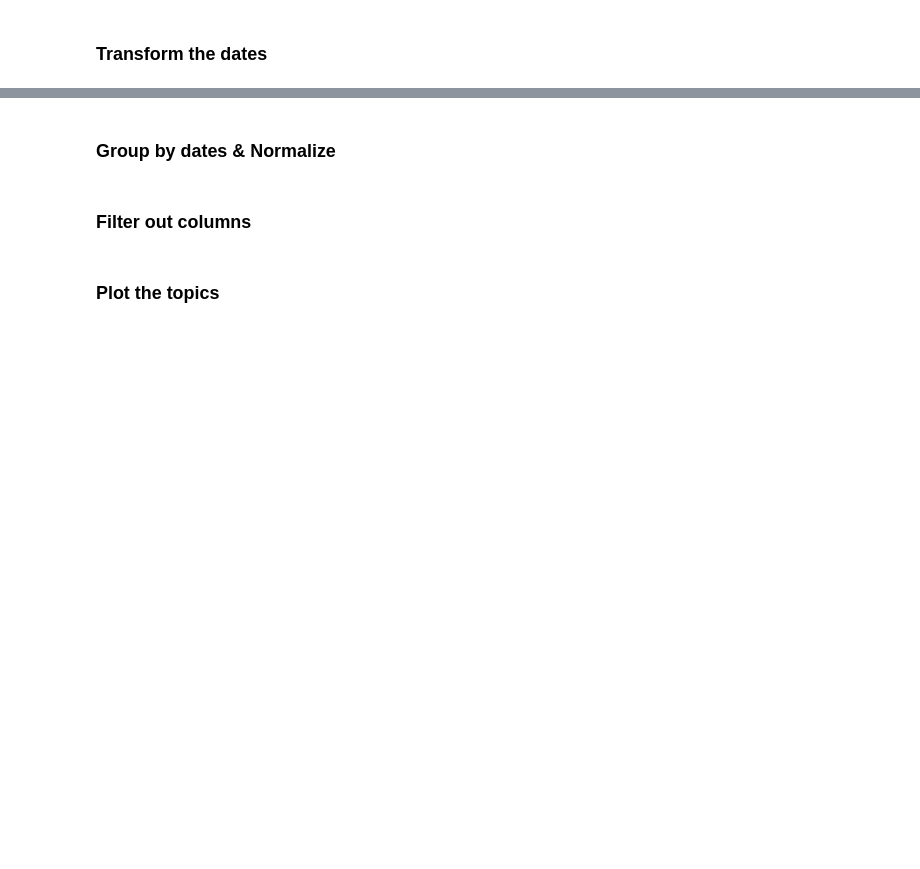
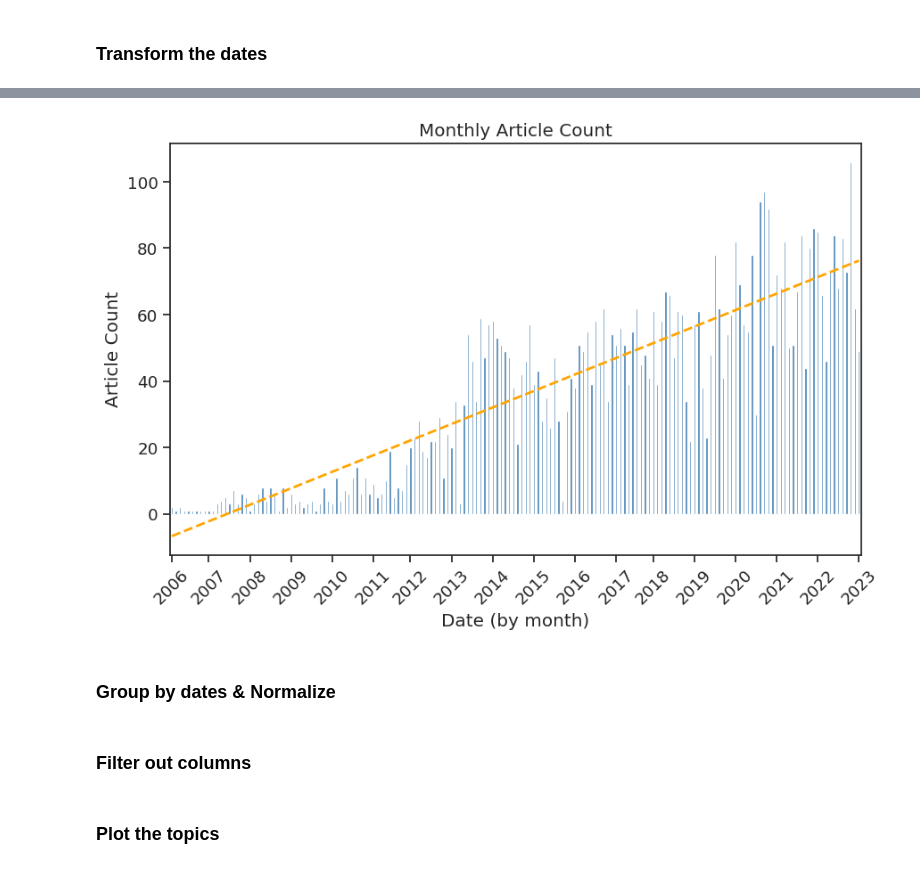
Before and after one commit to MRiffiAslett/Topic-Modelling-for-the-EA-2021, a Jupyter notebook: Cultural_analysis.ipynb, the cells around one changed output, grey strips where cells are left out. Cells and saved outputs as stored; diff of their text form; code cells hidden in the pictures; blank space fills up the shorter version.

```diff
--- a/Cultural_analysis.ipynb
+++ b/Cultural_analysis.ipynb
@@ -123,3 +173,40 @@ topic_distributions_df = topic_distributions_df.set_index('Date (by month)')
+# %%
+import pandas as pd
+import matplotlib.pyplot as plt
+import numpy as np
+
+# Convert 'publication_date' column to datetime type
+topic_distributions_df.index = pd.to_datetime(topic_distributions_df.index)
+
+# Group the articles by month and count the number of articles in each month
+monthly_counts = topic_distributions_df.groupby(topic_distributions_df.index.to_period('M')).size()
+
+# Plotting the article count by month
+plt.figure(figsize=(10, 6))
+monthly_counts.plot(kind='bar', color='steelblue')
+
+# Add a trend line
+z = np.polyfit(range(len(monthly_counts)), monthly_counts, 1)
+p = np.poly1d(z)
+x = np.arange(len(monthly_counts))
+plt.plot(x, p(x), color='orange', linestyle='--', linewidth=2)
+
+plt.ylabel('Article Count')
+plt.title('Monthly Article Count')
+
+# Modify x-ticks to display specific years
+start_year = 2006
+end_year = 2023
+
+# Calculate the positions of the tick labels
+num_years = end_year - start_year + 1
+tick_positions = np.linspace(0, len(monthly_counts) - 1, num_years).astype(int)
+
+plt.xticks(tick_positions, range(start_year, end_year + 1), rotation=45)
+
+plt.show()
+# %% [output]
+[figure, added]
 # %% [markdown]
 ### Group by dates & Normalize
 # %%
```
Also changed, not shown: parts of 11 cells of this notebook, 6 other files.
